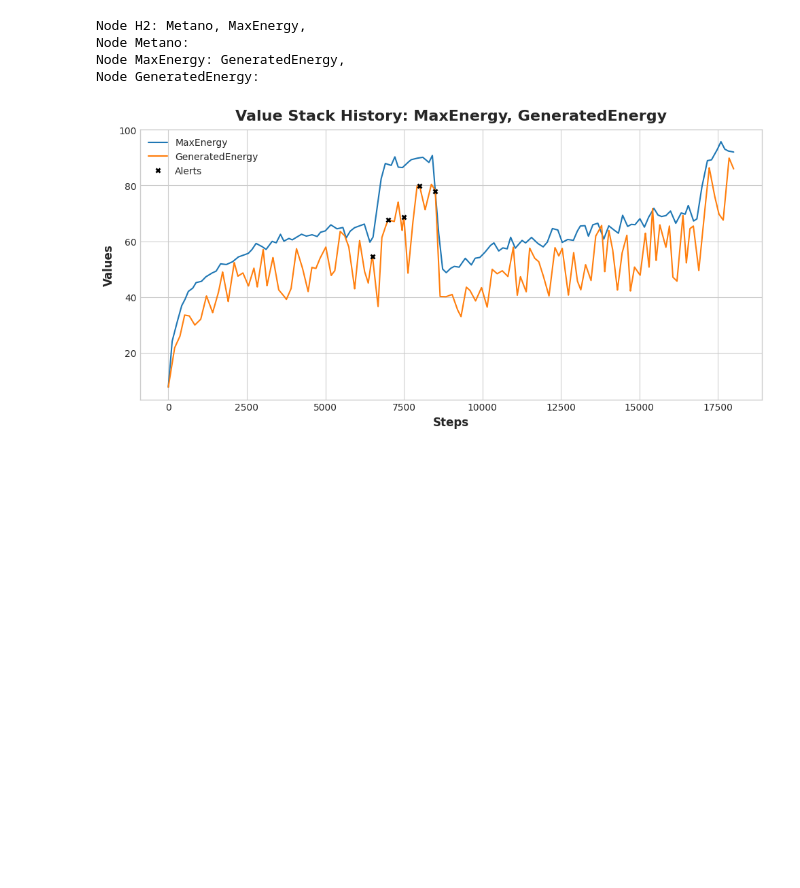
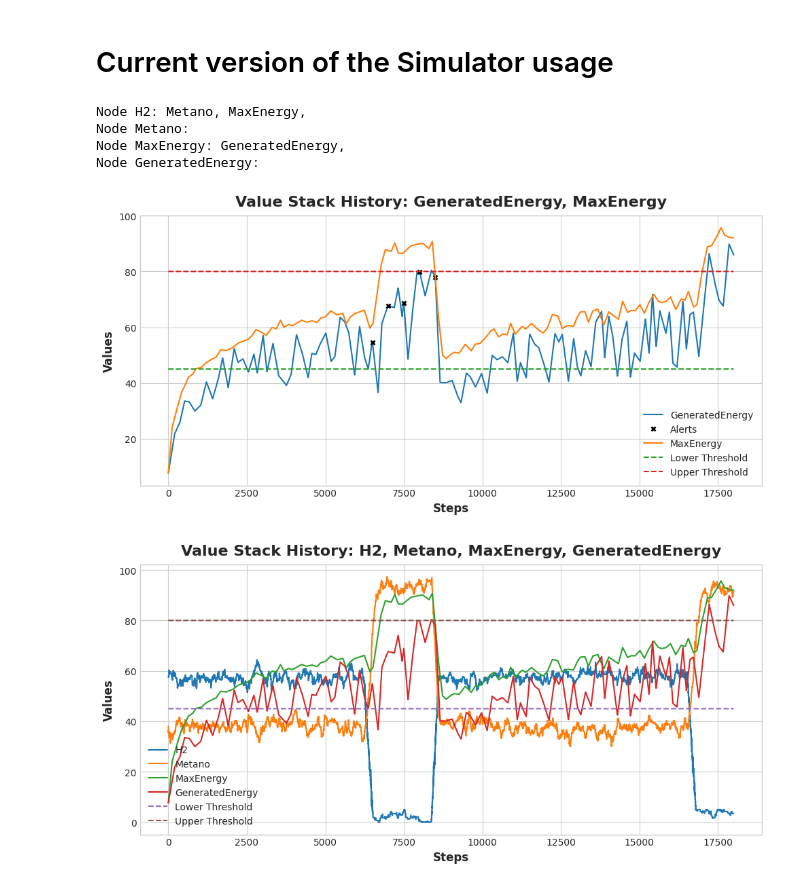
Before and after one commit to gust-vaz/IC_RL_project, a Jupyter notebook: RL_Online_approch/simulator_draft.ipynb, the cells around one changed output. Cells and saved outputs as stored; diff of their text form; code cells hidden in the pictures; blank space fills up the shorter version.

```diff
--- a/RL_Online_approch/simulator_draft.ipynb
+++ b/RL_Online_approch/simulator_draft.ipynb
@@ -1,9 +49,6 @@
+# %% [markdown]
+# Current version of the Simulator usage
 # %%
-from simulator_modules.Operators import HighVariability, LowVariability
-from simulator_modules.Relations import LinkH2Metano, LinkMaxEnergyFuel, LinkSimilarBehavior, LinkLongRecovery, LinkGeneratedEnergy
-from simulator_modules.TurbineSimulator import Graph, plot_nodes_history, plot_sum_history
-
-
 def create_nodes_and_relations(prob=0.0001):
     # Create nodes
     H2 = HighVariability(lower_bound=30, upper_bound=70, typical_value=57.5, name="H2",
@@ -22,14 +67,12 @@ def create_nodes_and_relations(prob=0.0001):
     relations = {
         "relation1": LinkH2Metano(limit_lower_bound=75, limit_upper_bound=100,
                                   typical_lower_bound=93, typical_upper_bound=98),
-        "relation2": LinkMaxEnergyFuel(start_point=0, typical_bias_prob=0.01, typical_bias=1,
-                                       theta_prob=0.01),
+        "relation2": LinkMaxEnergyFuel(),
         "relation3": LinkGeneratedEnergy(typical_bias_prob=0, typical_bias=0.2,
                                          theta_prob=0.7, theta_bias=0.8),
     }
 
     return H2, Metano, MaxEnergy, GeneratedEnergy, relations
-
 
 def create_graph():
     H2, Metano, MaxEnergy, GeneratedEnergy, relations = create_nodes_and_relations()
@@ -39,48 +82,34 @@ def create_graph():
     node2 = graph.add_node(Metano)
     node3 = graph.add_node(MaxEnergy)
     node4 = graph.add_node(GeneratedEnergy)
     graph.add_edge(root=node1, child=node2, strategy=relations["relation1"])
     graph.add_edge(root=node1, child=node3, strategy=relations["relation2"], other_influences=[node2])
     graph.add_edge(root=node3, child=node4, strategy=relations["relation3"])
 
     return graph, [node1, node2, node3, node4]
 
-
 graph, nodes = create_graph()
 node1, node2, node3, node4 = nodes
 
 graph.display()
-# graph.simulate(17000)
 # graph.simulate(100000)
-# graph.simulate(6000)
-# graph.simulate(4000)
 
+# Simulate with alerts between steps 6300 and 8500
 for i in range(18000):
     if i >= 6300 and i <= 8500 and i % 500 == 0:
     # if i == 6300:
         alerts = True
     else:
         alerts = False
     other_information = {'alert': alerts}
     graph.simulate(steps=1, other_informations=other_information)
-# graph.simulate(18000)
-# graph.simulate(80000)
-# node1.plot_history()
-# node2.plot_history()
-# node3.plot_history()
 
-# graph.plot_alert_period(node=node1)
-
-# plot_nodes_history(nodes=[node1], range=(4500,5000))
-# plot_nodes_history(nodes=[node2])
-# plot_nodes_history(nodes=[node3,node4])
+plot_nodes_history_with_markers(nodes=[node4,node3], step_range=None, constants=[45,80], constant_names=["Lower Threshold", "Upper Threshold"], mark_steps=[6500, 7000, 7500, 8000, 8500])
 plot_nodes_history(nodes=[node1,node2,node3,node4], constants=[45,80], constant_names=["Lower Threshold", "Upper Threshold"])
-# plot_nodes_history(nodes=[node10])
-# plot_nodes_history(nodes=[node11])
-# plot_sum_history(node1, node2)
 # %% [output]
 Node H2: Metano, MaxEnergy,
 Node Metano:
 Node MaxEnergy: GeneratedEnergy,
 Node GeneratedEnergy:
-[figure, old version]
+[figure, new version]
+[figure, added]
```
Also changed, not shown: parts of 10 cells of this notebook, 7 other files.
